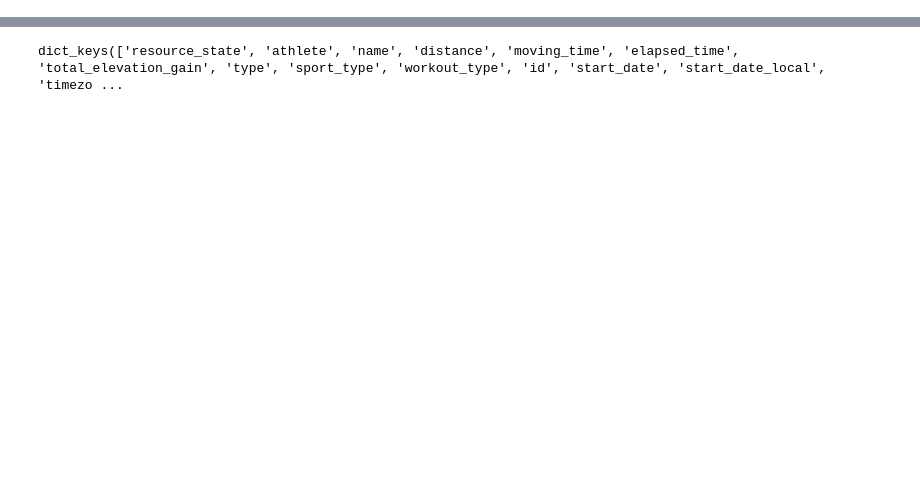
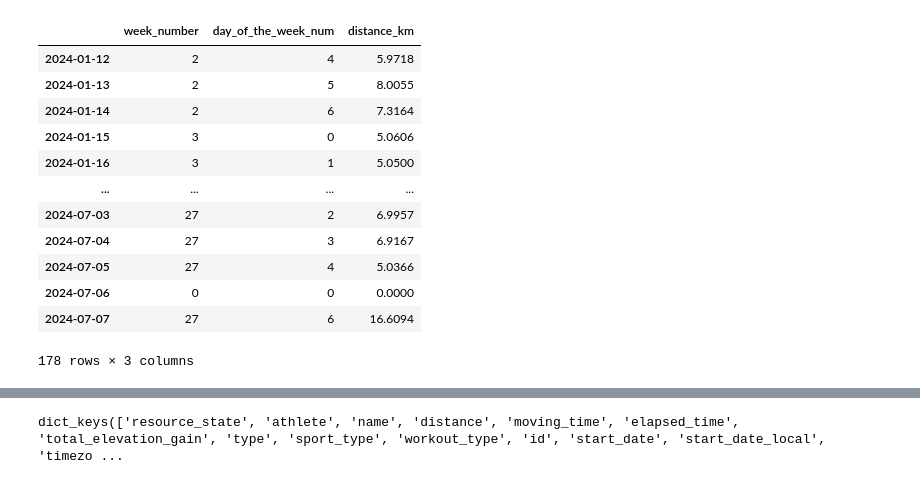
Before and after one commit to duarteocarmo/tandarunner, a Jupyter notebook: notebooks/strava-data.ipynb, the cells around one changed output, grey strips where cells are left out. Saved outputs shown, nothing was run; the diff lists cells and outputs as text; code cells hidden in the pictures; blank space fills up the shorter version.

```diff
--- a/notebooks/strava-data.ipynb
+++ b/notebooks/strava-data.ipynb
@@ -513,0 +551,16 @@ current_form = (
+# %%
+heatmap_data
+# %% [output]
+|  | week_number | day_of_the_week_num | distance_km |
+| 2024-01-12 | 2 | 4 | 5.9718 |
+| 2024-01-13 | 2 | 5 | 8.0055 |
+| 2024-01-14 | 2 | 6 | 7.3164 |
+| 2024-01-15 | 3 | 0 | 5.0606 |
+| 2024-01-16 | 3 | 1 | 5.0500 |
+| ... | ... | ... | ... |
+| 2024-07-03 | 27 | 2 | 6.9957 |
+| 2024-07-04 | 27 | 3 | 6.9167 |
+| 2024-07-05 | 27 | 4 | 5.0366 |
+| 2024-07-06 | 0 | 0 | 0.0000 |
+| 2024-07-07 | 27 | 6 | 16.6094 |
+178 rows × 3 columns
```
Also changed, not shown: parts of 10 cells of this notebook, 8 other files.
